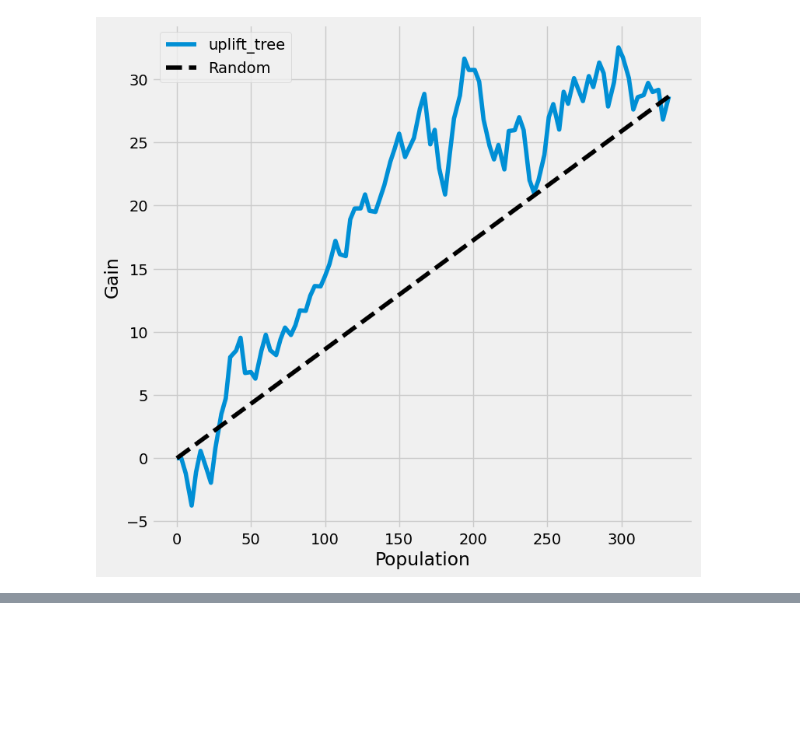
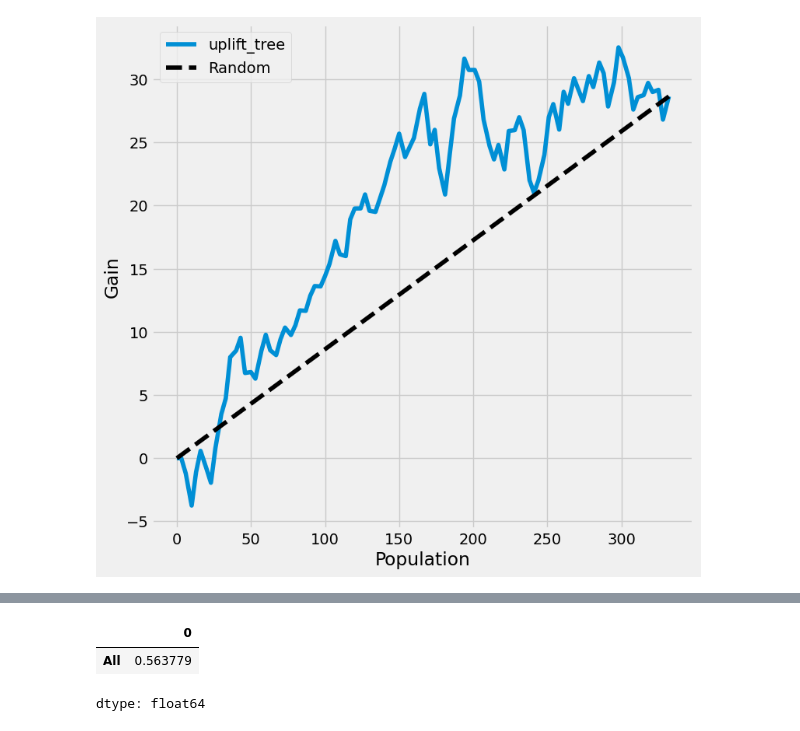
Before and after one commit to epm2wi/causalml, a Jupyter notebook: docs/examples/uplift_trees_with_synthetic_data.ipynb, the cells around one changed output, grey strips where cells are left out. Cells and saved outputs as stored; diff of their text form; code cells hidden in the pictures; blank space fills up the shorter version.

Commit message:
calculate auuc_score

```diff
--- a/docs/examples/uplift_trees_with_synthetic_data.ipynb
+++ b/docs/examples/uplift_trees_with_synthetic_data.ipynb
@@ -215,2 +216,6 @@ df_preds=
 # %%
-auuc_score(df_preds, outcome_col=y_name, treatment_col='is_treated')
+auuc_score(df_preds, outcome_col='conversion', treatment_col='is_treated')
+# %% [output]
+|  | 0 |
+| All | 0.563779 |
+dtype: float64
```
Also changed, not shown: parts of 4 cells of this notebook.
